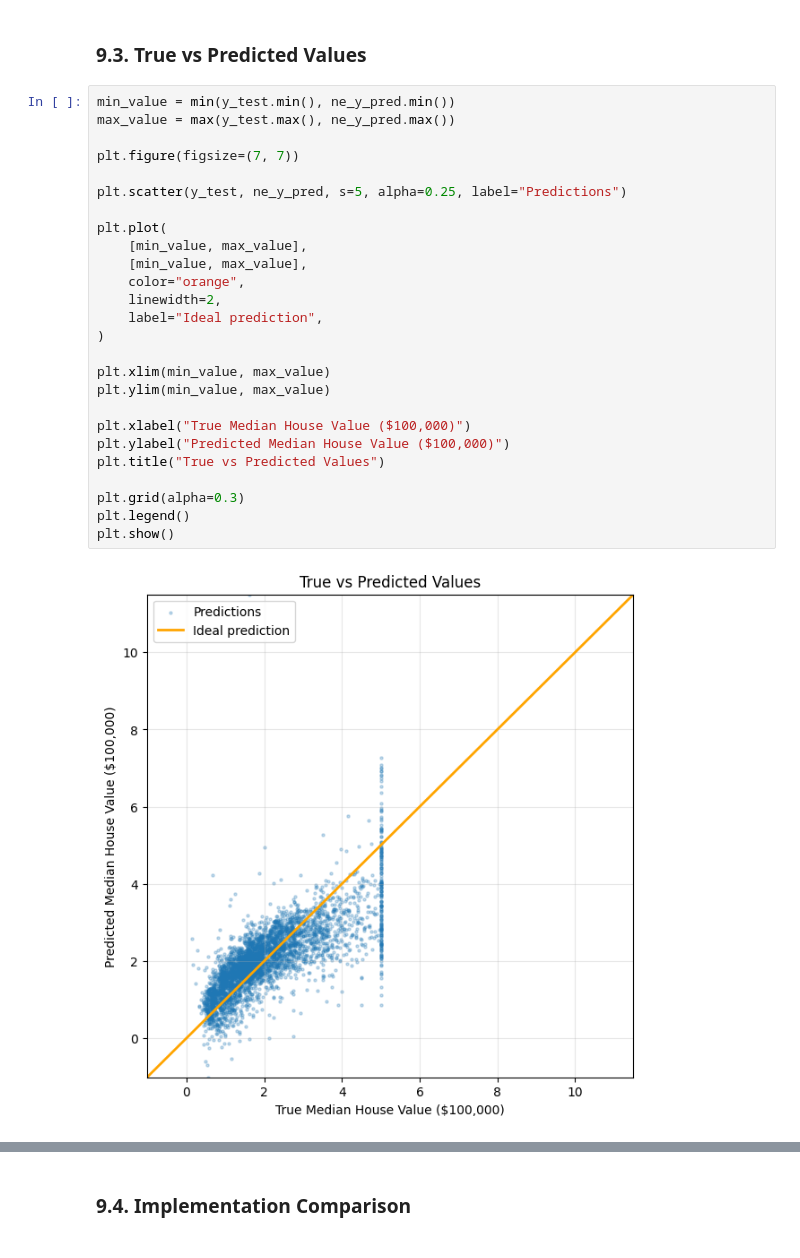
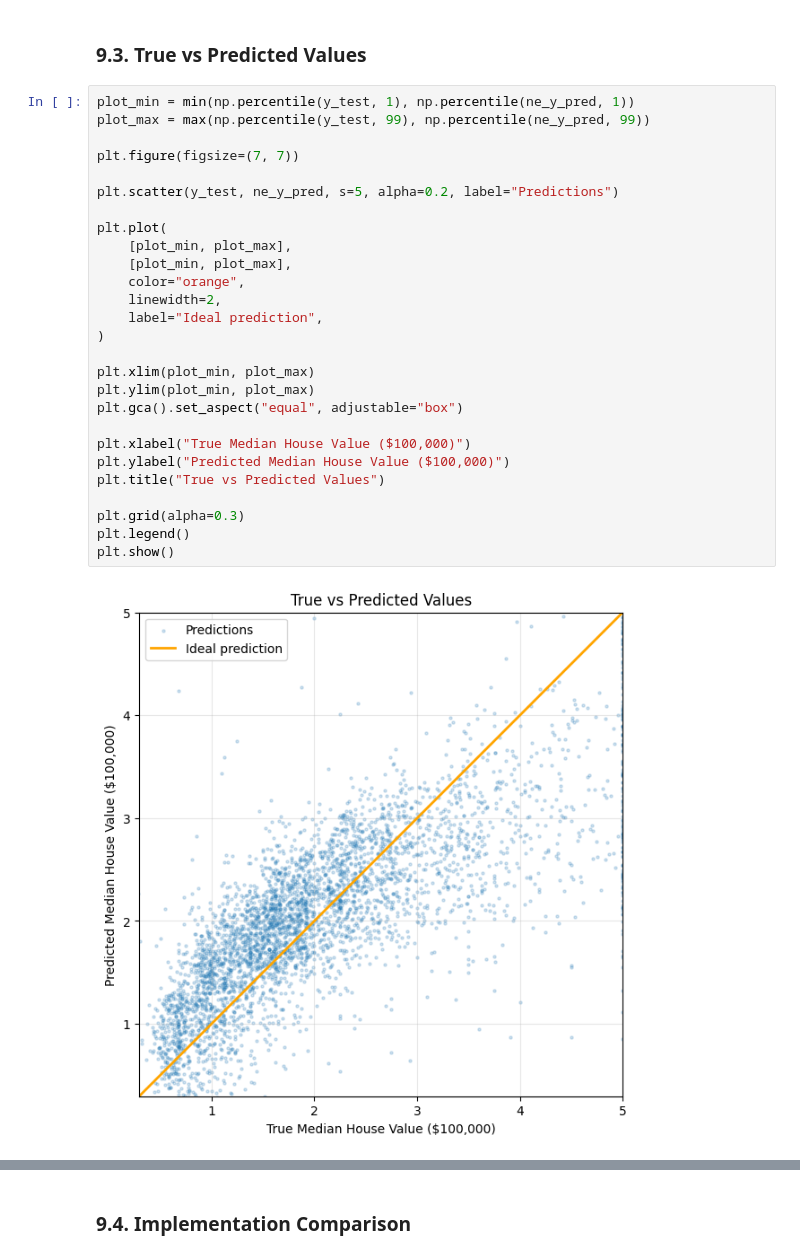
Before and after one commit to Tpoc311/applied-ai-workbench, a Jupyter notebook: ml_fundamentals/linear_models/linear_regression/linear_regression.ipynb, the cells around one changed output, grey strips where cells are left out. Saved outputs shown, nothing was run; the diff lists cells and outputs as text.

```diff
--- a/ml_fundamentals/linear_models/linear_regression/linear_regression.ipynb
+++ b/ml_fundamentals/linear_models/linear_regression/linear_regression.ipynb
@@ -820,31 +806,32 @@ The NumPy Gradient Descent and PyTorch results are very close to the analytical
 # %% [markdown]
 ### 9.3. True vs Predicted Values
 # %%
-min_value = min(y_test.min(), ne_y_pred.min())
-max_value = max(y_test.max(), ne_y_pred.max())
+plot_min = min(np.percentile(y_test, 1), np.percentile(ne_y_pred, 1))
+plot_max = max(np.percentile(y_test, 99), np.percentile(ne_y_pred, 99))
 
 plt.figure(figsize=(7, 7))
 
-plt.scatter(y_test, ne_y_pred, s=5, alpha=0.25, label="Predictions")
+plt.scatter(y_test, ne_y_pred, s=5, alpha=0.2, label="Predictions")
 
 plt.plot(
-    [min_value, max_value],
-    [min_value, max_value],
+    [plot_min, plot_max],
+    [plot_min, plot_max],
     color="orange",
     linewidth=2,
     label="Ideal prediction",
 )
 
-plt.xlim(min_value, max_value)
-plt.ylim(min_value, max_value)
+plt.xlim(plot_min, plot_max)
+plt.ylim(plot_min, plot_max)
+plt.gca().set_aspect("equal", adjustable="box")
 
 plt.xlabel("True Median House Value ($100,000)")
 plt.ylabel("Predicted Median House Value ($100,000)")
 plt.title("True vs Predicted Values")
 
 plt.grid(alpha=0.3)
 plt.legend()
 plt.show()
 # %% [output]
-[figure, old version]
+[figure, new version]
 # %% [markdown]
```
Also changed, not shown: parts of 27 cells of this notebook.
